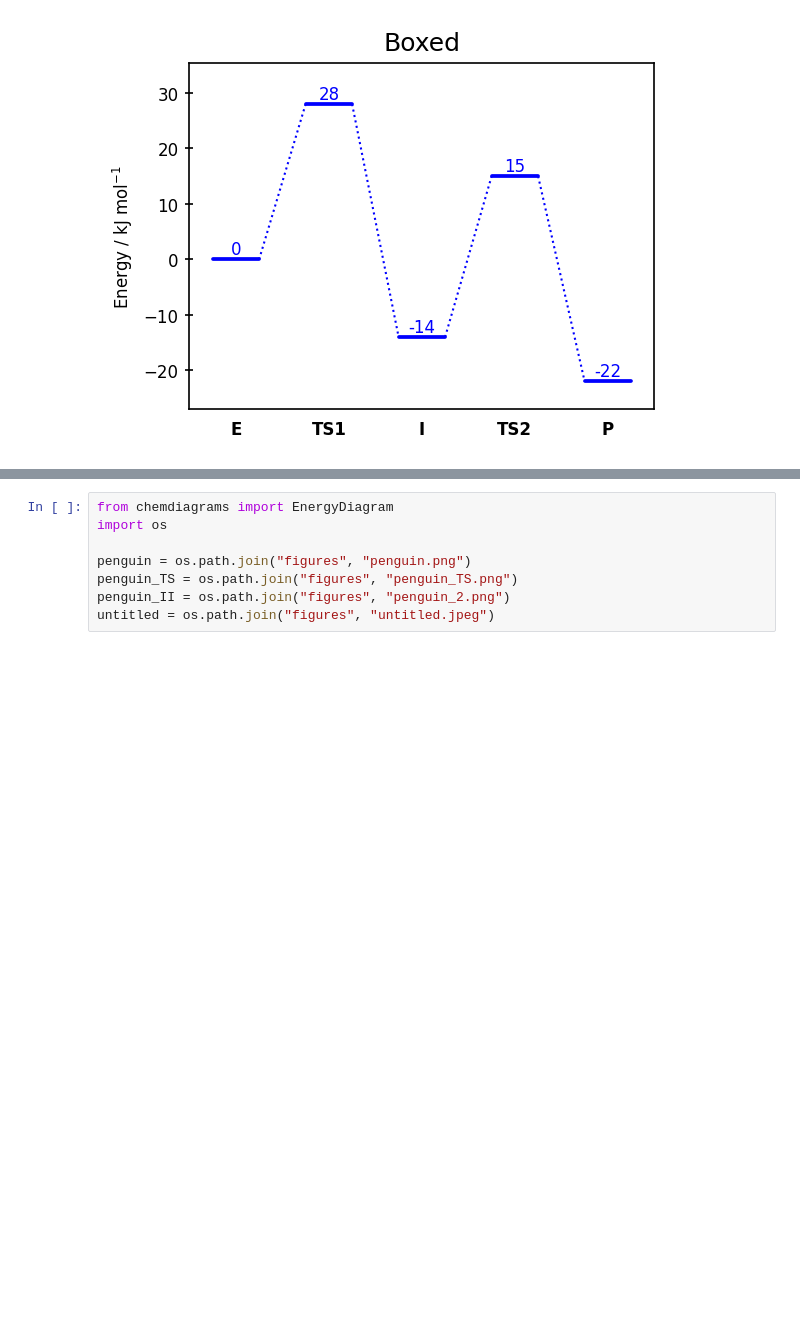
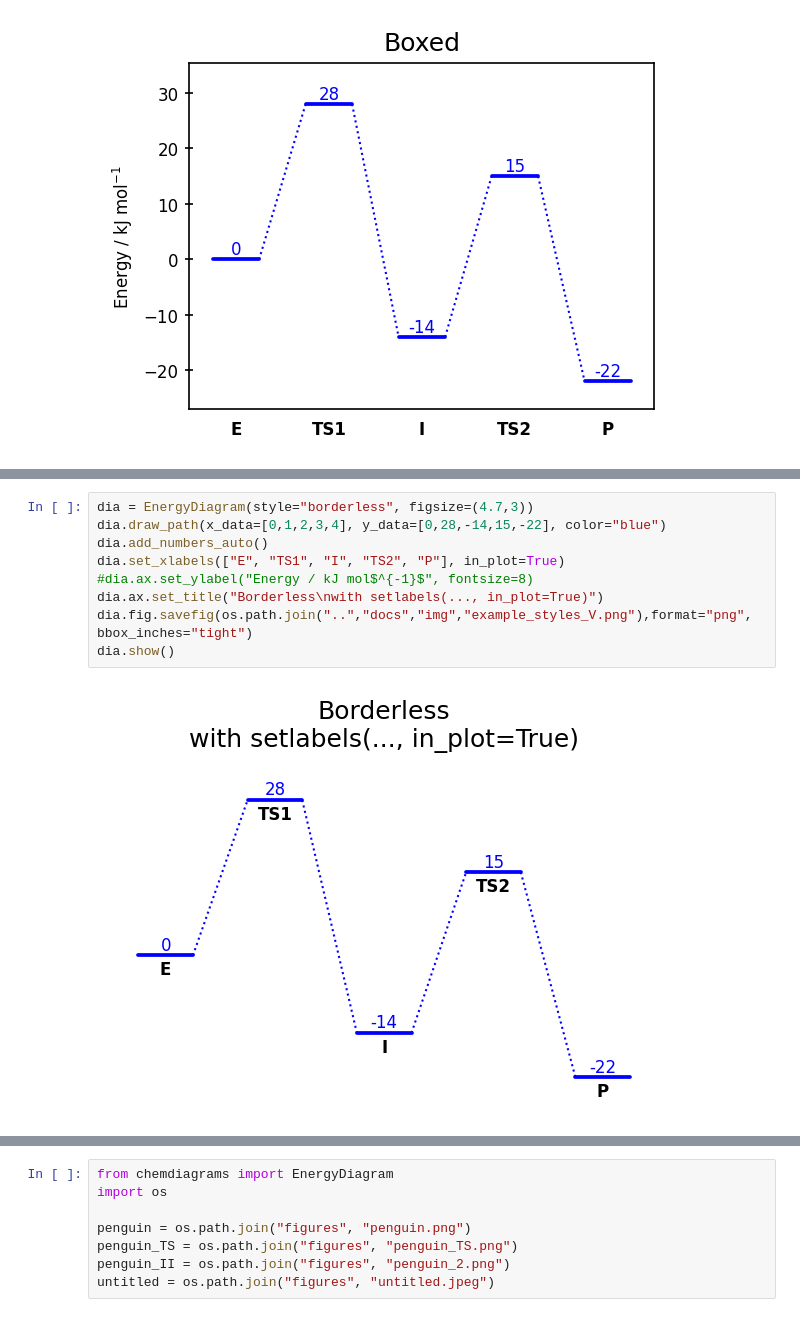
Before and after one commit to Tonner-Zech-Group/chem-diagrams, a Jupyter notebook: examples/test_use.ipynb, the cells around one changed output, grey strips where cells are left out. Saved outputs shown, nothing was run; the diff lists cells and outputs as text; blank space fills up the shorter version.

Commit message:
Add borderless style and fix multiline label bug

```diff
--- a/examples/test_use.ipynb
+++ b/examples/test_use.ipynb
@@ -376,6 +376,17 @@ dia.fig.savefig(os.path.join("..","docs","img","example_styles_IIII.png"),format
 dia.show()
 # %% [output]
 [figure]
+# %%
+dia = EnergyDiagram(style="borderless", figsize=(4.7,3))
+dia.draw_path(x_data=[0,1,2,3,4], y_data=[0,28,-14,15,-22], color="blue")
+dia.add_numbers_auto()
+dia.set_xlabels(["E", "TS1", "I", "TS2", "P"], in_plot=True)
+#dia.ax.set_ylabel("Energy / kJ mol$^{-1}$", fontsize=8)
+dia.ax.set_title("Borderless\nwith setlabels(..., in_plot=True)")
+dia.fig.savefig(os.path.join("..","docs","img","example_styles_V.png"),format="png", bbox_inches="tight")
+dia.show()
+# %% [output]
+[figure, added]
 # %%
 import os
 from PIL import Image
```
Also changed, not shown: parts of 10 cells of this notebook, 11 other files.
